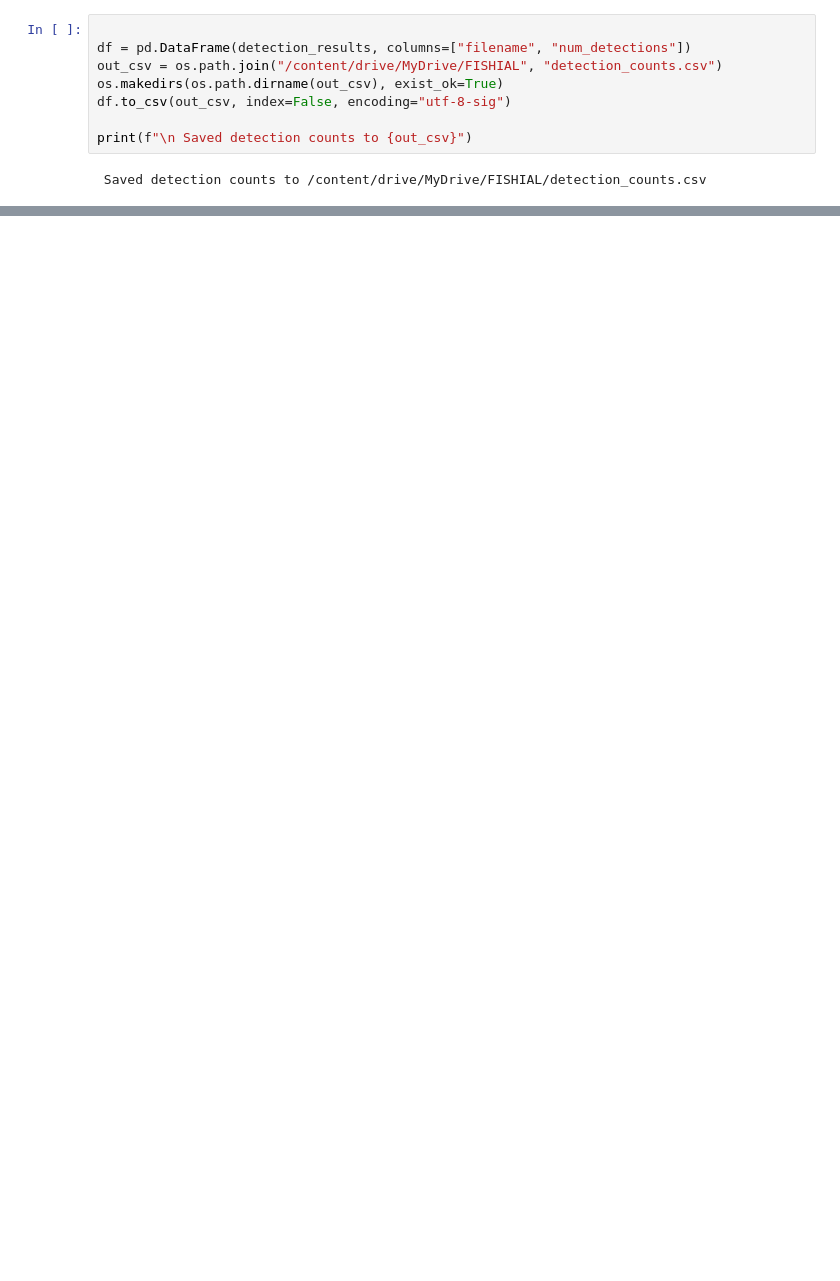
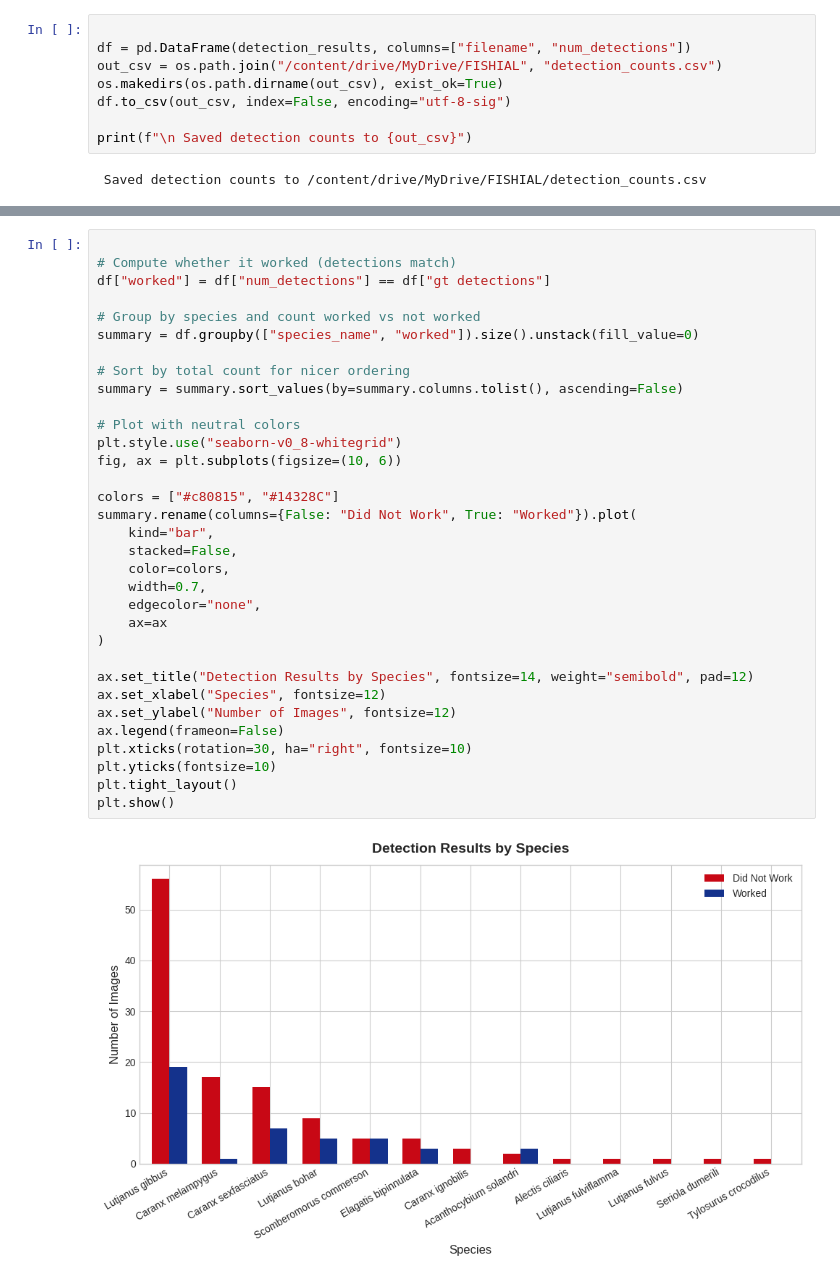
Before and after one commit to kienndo/Prosjektoppgave, a Jupyter notebook: FishialRUNNER.ipynb, the cells around one changed output, grey strips where cells are left out. Cells and saved outputs as stored; diff of their text form; blank space fills up the shorter version.

```diff
--- a/FishialRUNNER.ipynb
+++ b/FishialRUNNER.ipynb
@@ -434,0 +676,35 @@ print(f"\n Saved detection counts to {out_csv}")
+# %%
+
+# Compute whether it worked (detections match)
+df["worked"] = df["num_detections"] == df["gt detections"]
+
+# Group by species and count worked vs not worked
+summary = df.groupby(["species_name", "worked"]).size().unstack(fill_value=0)
+
+# Sort by total count for nicer ordering
+summary = summary.sort_values(by=summary.columns.tolist(), ascending=False)
+
+# Plot with neutral colors
+plt.style.use("seaborn-v0_8-whitegrid")
+fig, ax = plt.subplots(figsize=(10, 6))
+
+colors = ["#c80815", "#14328C"]
+summary.rename(columns={False: "Did Not Work", True: "Worked"}).plot(
+    kind="bar",
+    stacked=False,
+    color=colors,
+    width=0.7,
+    edgecolor="none",
+    ax=ax
+)
+
+ax.set_title("Detection Results by Species", fontsize=14, weight="semibold", pad=12)
+ax.set_xlabel("Species", fontsize=12)
+ax.set_ylabel("Number of Images", fontsize=12)
+ax.legend(frameon=False)
+plt.xticks(rotation=30, ha="right", fontsize=10)
+plt.yticks(fontsize=10)
+plt.tight_layout()
+plt.show()
+# %% [output]
+[figure, added]
```
Also changed, not shown: parts of 31 cells of this notebook, 1 other file.
